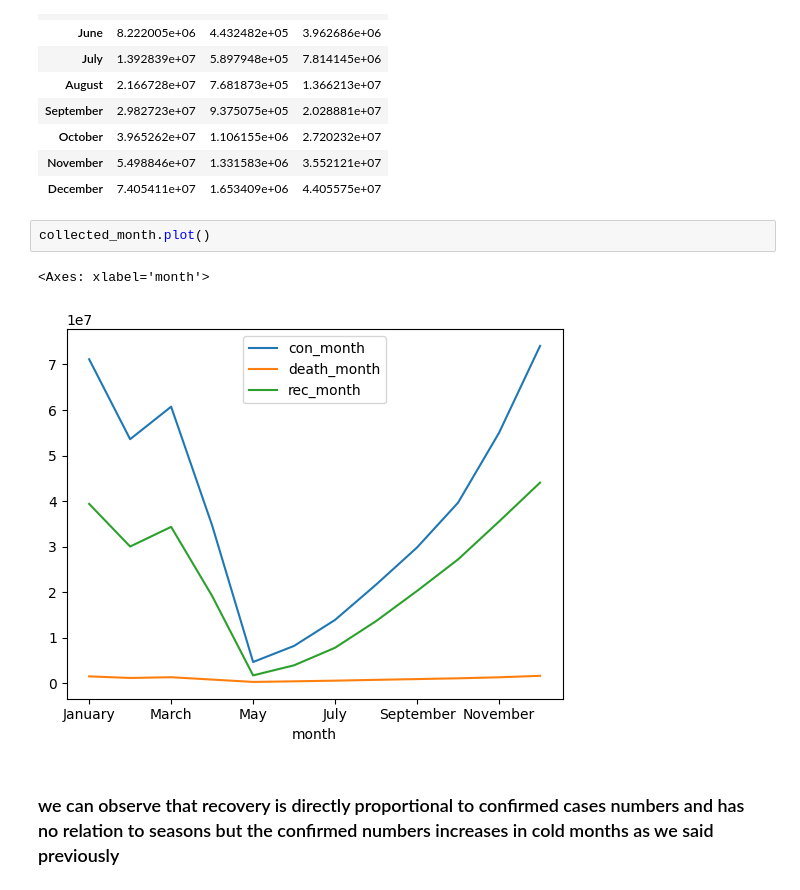
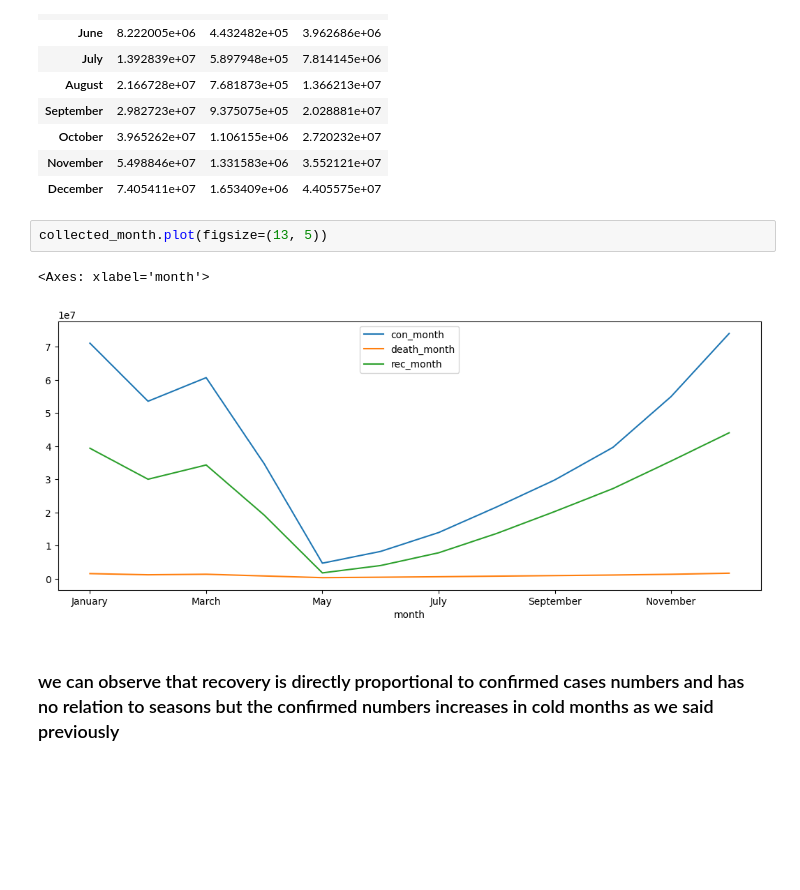
Before and after one commit to Ibrahim-Hossam/AI-502, a Jupyter notebook: covid-time-series-eda.ipynb, the cells around one changed output. Cells and saved outputs as stored; diff of their text form; blank space fills up the shorter version.

```diff
--- a/covid-time-series-eda.ipynb
+++ b/covid-time-series-eda.ipynb
@@ -595,10 +598,10 @@ collected_month
 | November | 5.498846e+07 | 1.331583e+06 | 3.552121e+07 |
 | December | 7.405411e+07 | 1.653409e+06 | 4.405575e+07 |
 # %%
-collected_month.plot()
+collected_month.plot(figsize=(13, 5))
 # %% [output]
 <Axes: xlabel='month'>
-[figure, old version]
+[figure, new version]
 # %% [markdown]
 ### we can observe that recovery is directly proportional to confirmed cases numbers and has no relation to seasons but the confirmed numbers increases in cold months as we said previously
 # %% [markdown]
```
Also changed, not shown: parts of 5 cells of this notebook.
